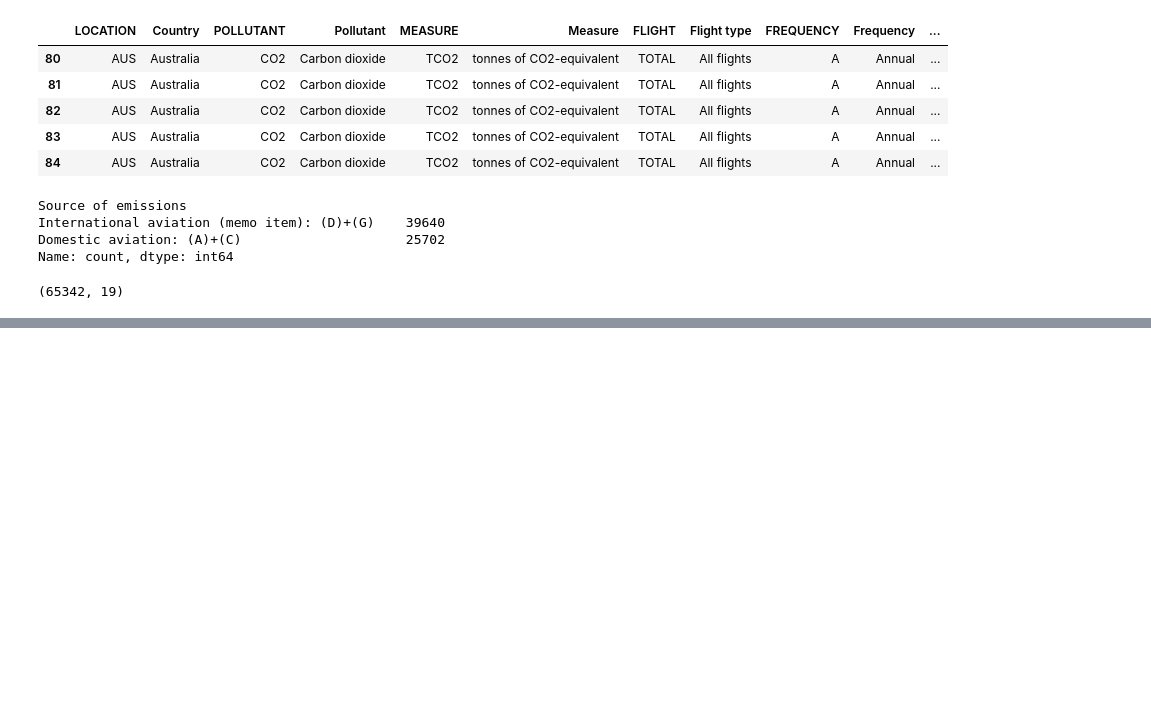
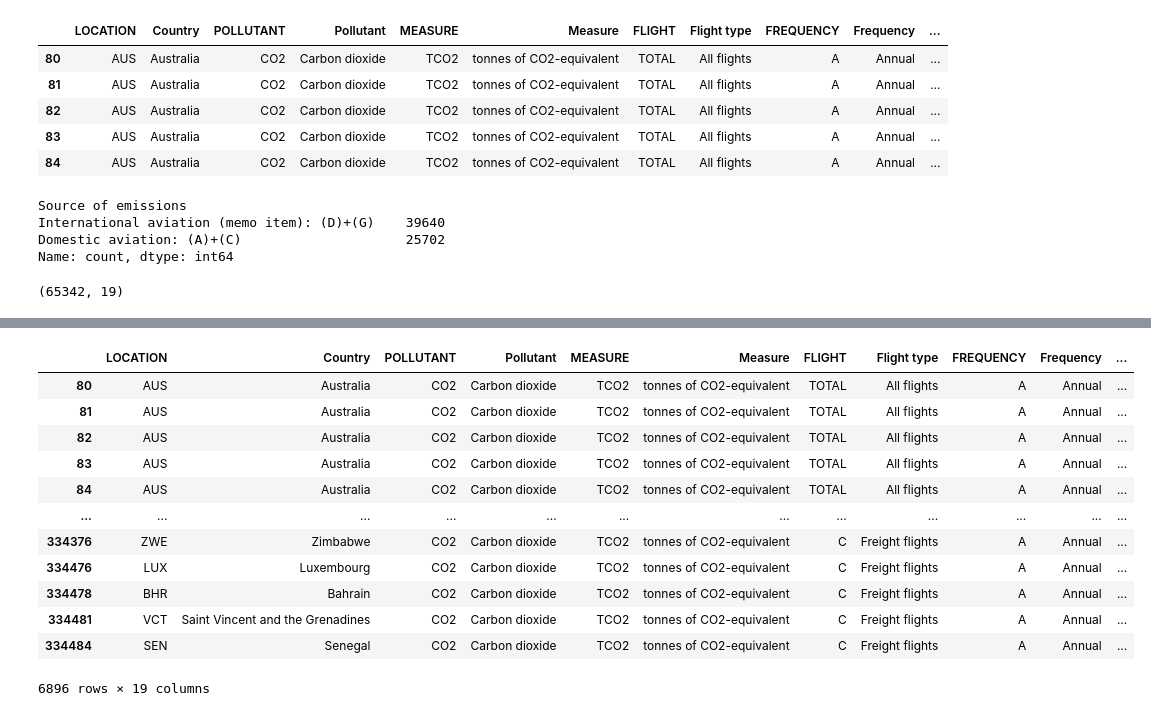
Before and after one commit to TheMirch/dsi-group-project, a Jupyter notebook: code/nolan.ipynb, the cells around one changed output, grey strips where cells are left out. Cells and saved outputs as stored; diff of their text form; code cells hidden in the pictures; blank space fills up the shorter version.

```diff
--- a/code/nolan.ipynb
+++ b/code/nolan.ipynb
@@ -116,0 +138,16 @@ c02_ter.to_csv('../datasets/territory_principle.csv', index=False)
+# %%
+c02_ter_year
+# %% [output]
+|  | LOCATION | Country | POLLUTANT | Pollutant | MEASURE | Measure | FLIGHT | Flight type | FREQUENCY | Frequency | ... |
+| 80 | AUS | Australia | CO2 | Carbon dioxide | TCO2 | tonnes of CO2-equivalent | TOTAL | All flights | A | Annual | ... |
+| 81 | AUS | Australia | CO2 | Carbon dioxide | TCO2 | tonnes of CO2-equivalent | TOTAL | All flights | A | Annual | ... |
+| 82 | AUS | Australia | CO2 | Carbon dioxide | TCO2 | tonnes of CO2-equivalent | TOTAL | All flights | A | Annual | ... |
+| 83 | AUS | Australia | CO2 | Carbon dioxide | TCO2 | tonnes of CO2-equivalent | TOTAL | All flights | A | Annual | ... |
+| 84 | AUS | Australia | CO2 | Carbon dioxide | TCO2 | tonnes of CO2-equivalent | TOTAL | All flights | A | Annual | ... |
+| ... | ... | ... | ... | ... | ... | ... | ... | ... | ... | ... | ... |
+| 334376 | ZWE | Zimbabwe | CO2 | Carbon dioxide | TCO2 | tonnes of CO2-equivalent | C | Freight flights | A | Annual | ... |
+| 334476 | LUX | Luxembourg | CO2 | Carbon dioxide | TCO2 | tonnes of CO2-equivalent | C | Freight flights | A | Annual | ... |
+| 334478 | BHR | Bahrain | CO2 | Carbon dioxide | TCO2 | tonnes of CO2-equivalent | C | Freight flights | A | Annual | ... |
+| 334481 | VCT | Saint Vincent and the Grenadines | CO2 | Carbon dioxide | TCO2 | tonnes of CO2-equivalent | C | Freight flights | A | Annual | ... |
+| 334484 | SEN | Senegal | CO2 | Carbon dioxide | TCO2 | tonnes of CO2-equivalent | C | Freight flights | A | Annual | ... |
+6896 rows × 19 columns
```
Also changed, not shown: parts of 7 cells of this notebook, 1 other file.
